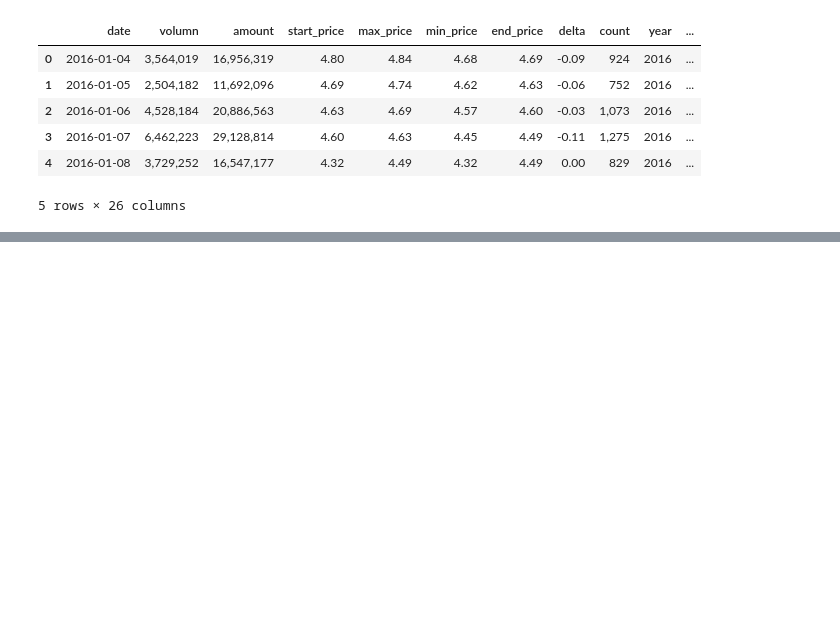
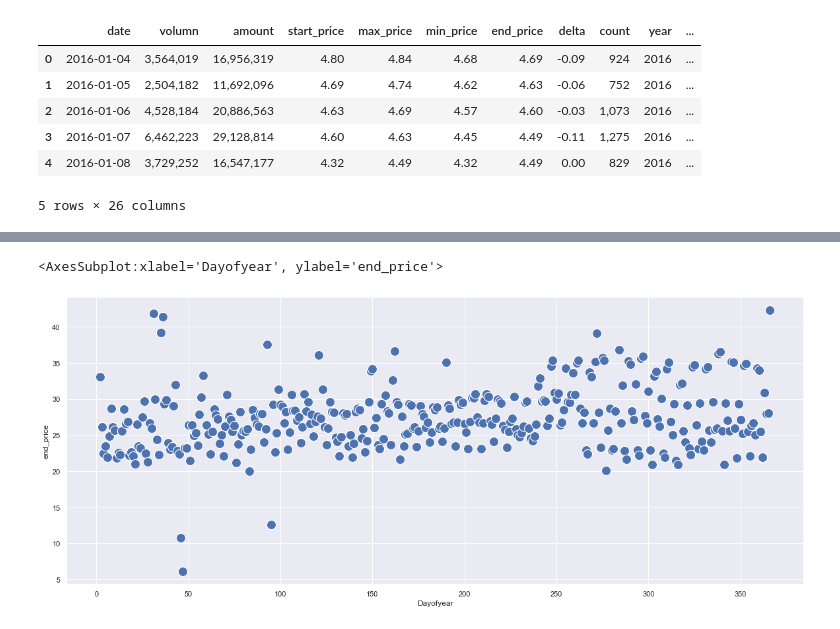
Before and after one commit to LouisLuo1115/StockSelector, a Jupyter notebook: data/exploration/2337_prediction.ipynb, the cells around one changed output, grey strips where cells are left out. Saved outputs shown, nothing was run; the diff lists cells and outputs as text; code cells hidden in the pictures; blank space fills up the shorter version.

```diff
--- a/data/exploration/2337_prediction.ipynb
+++ b/data/exploration/2337_prediction.ipynb
@@ -111,0 +190,9 @@ df.head()
+# %%
+df_dayofyear = df.groupby(by='Dayofyear', as_index=False).mean()
+# %%
+sns.scatterplot(
+    data=df_dayofyear, x="Dayofyear", y="end_price", s=200
+)
+# %% [output]
+<AxesSubplot:xlabel='Dayofyear', ylabel='end_price'>
+[figure, added]
```
Also changed, not shown: parts of 10 cells of this notebook.
